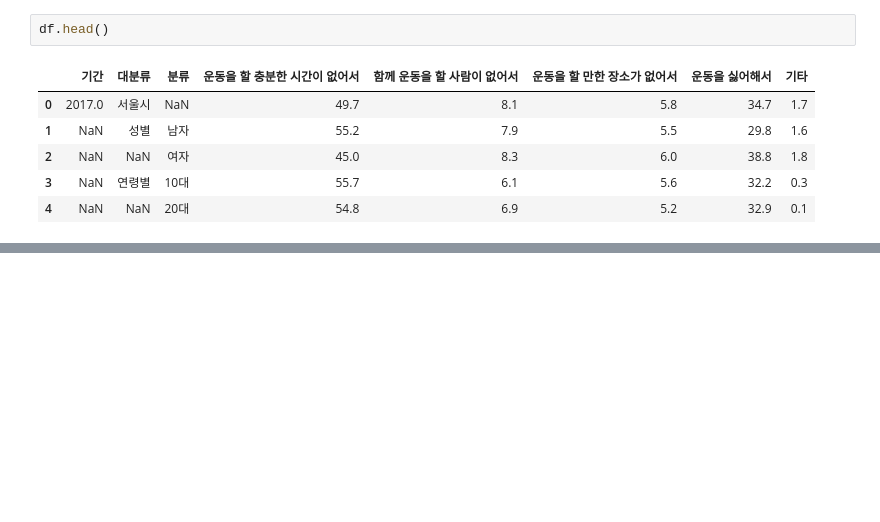
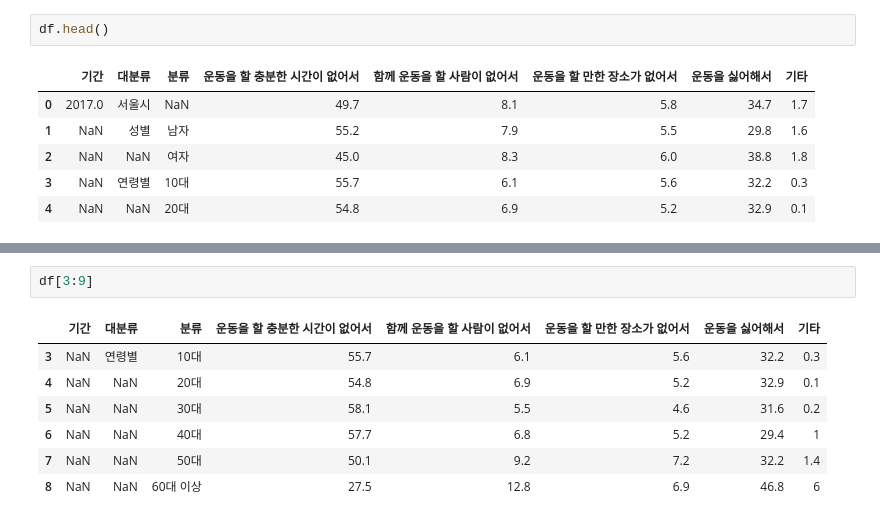
Before and after one commit to EverJoyyyL20/sesac_data_analysis_workspace, a Jupyter notebook: practice_notexcel.ipynb, the cells around one changed output, grey strips where cells are left out. Drawn from its saved outputs; the diff is of its cells as text; blank space fills up the shorter version.

```diff
--- a/practice_notexcel.ipynb
+++ b/practice_notexcel.ipynb
@@ -53,0 +132,10 @@ woman_col=list(df[2:3].columns)
+# %%
+df[3:9]
+# %% [output]
+|  | 기간 | 대분류 | 분류 | 운동을 할 충분한 시간이 없어서 | 함께 운동을 할 사람이 없어서 | 운동을 할 만한 장소가 없어서 | 운동을 싫어해서 | 기타 |
+| 3 | NaN | 연령별 | 10대 | 55.7 | 6.1 | 5.6 | 32.2 | 0.3 |
+| 4 | NaN | NaN | 20대 | 54.8 | 6.9 | 5.2 | 32.9 | 0.1 |
+| 5 | NaN | NaN | 30대 | 58.1 | 5.5 | 4.6 | 31.6 | 0.2 |
+| 6 | NaN | NaN | 40대 | 57.7 | 6.8 | 5.2 | 29.4 | 1 |
+| 7 | NaN | NaN | 50대 | 50.1 | 9.2 | 7.2 | 32.2 | 1.4 |
+| 8 | NaN | NaN | 60대 이상 | 27.5 | 12.8 | 6.9 | 46.8 | 6 |
```
Also changed, not shown: parts of 37 cells of this notebook.
